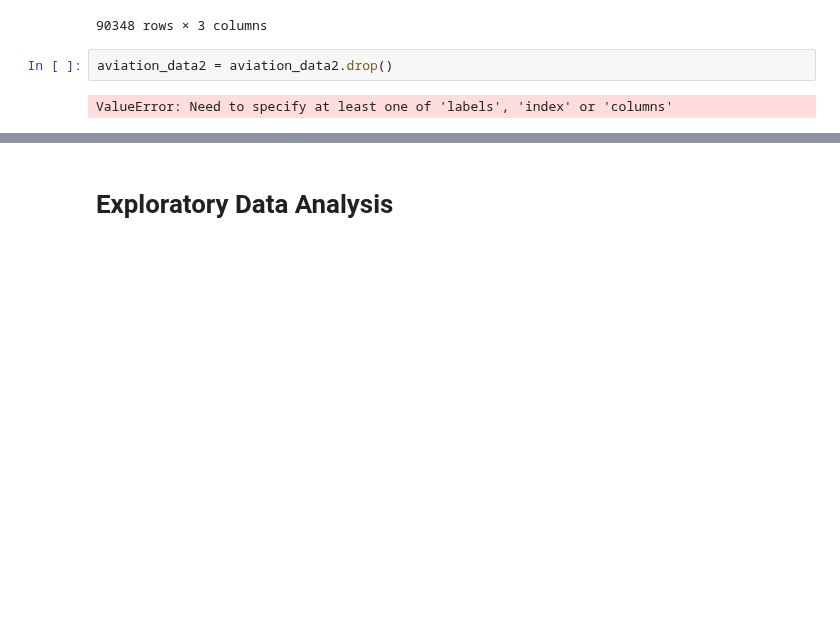
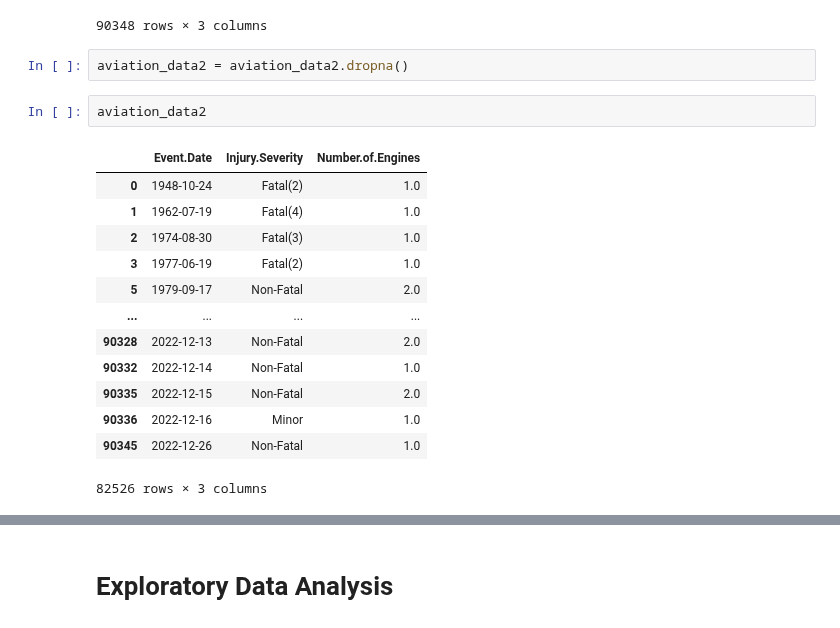
Before and after one commit to BlackXWulf/Flying-Through-The-Years, a Jupyter notebook: Phase1Project.ipynb, the cells around one changed output, grey strips where cells are left out. Saved outputs shown, nothing was run; the diff lists cells and outputs as text; blank space fills up the shorter version.

```diff
--- a/Phase1Project.ipynb
+++ b/Phase1Project.ipynb
@@ -168,6 +168,20 @@ aviation_data2
 | 90347 | 2022-12-29 | Minor | NaN |
 90348 rows × 3 columns
 # %%
-aviation_data2 = aviation_data2.drop()
+aviation_data2 = aviation_data2.dropna()
-# %% [output]
-ValueError: Need to specify at least one of 'labels', 'index' or 'columns'
+# %%
+aviation_data2
+# %% [output]
+|  | Event.Date | Injury.Severity | Number.of.Engines |
+| 0 | 1948-10-24 | Fatal(2) | 1.0 |
+| 1 | 1962-07-19 | Fatal(4) | 1.0 |
+| 2 | 1974-08-30 | Fatal(3) | 1.0 |
+| 3 | 1977-06-19 | Fatal(2) | 1.0 |
+| 5 | 1979-09-17 | Non-Fatal | 2.0 |
+| ... | ... | ... | ... |
+| 90328 | 2022-12-13 | Non-Fatal | 2.0 |
+| 90332 | 2022-12-14 | Non-Fatal | 1.0 |
+| 90335 | 2022-12-15 | Non-Fatal | 2.0 |
+| 90336 | 2022-12-16 | Minor | 1.0 |
+| 90345 | 2022-12-26 | Non-Fatal | 1.0 |
+82526 rows × 3 columns
```
Also changed, not shown: parts of 3 cells of this notebook, 1 other file.
